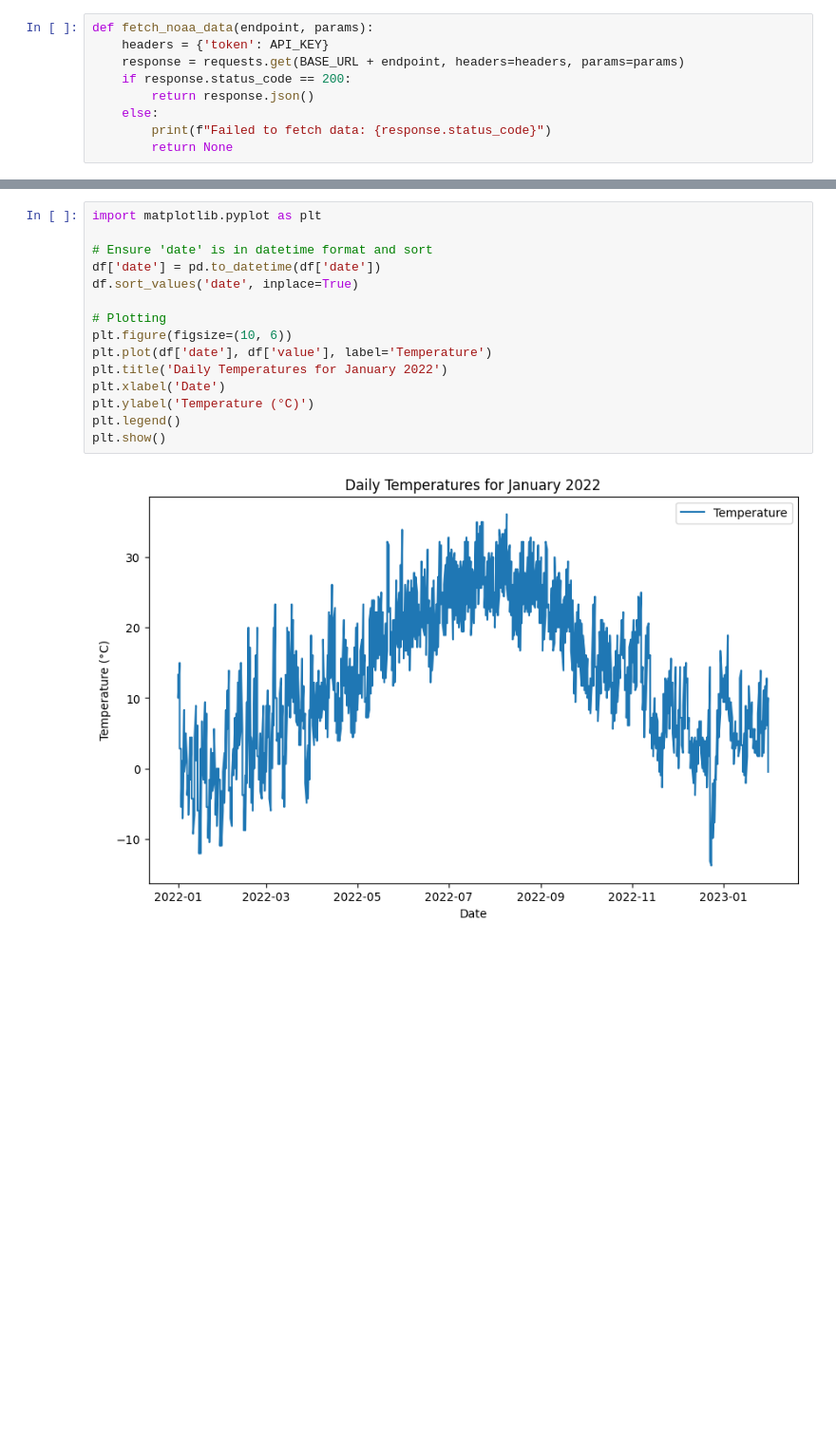
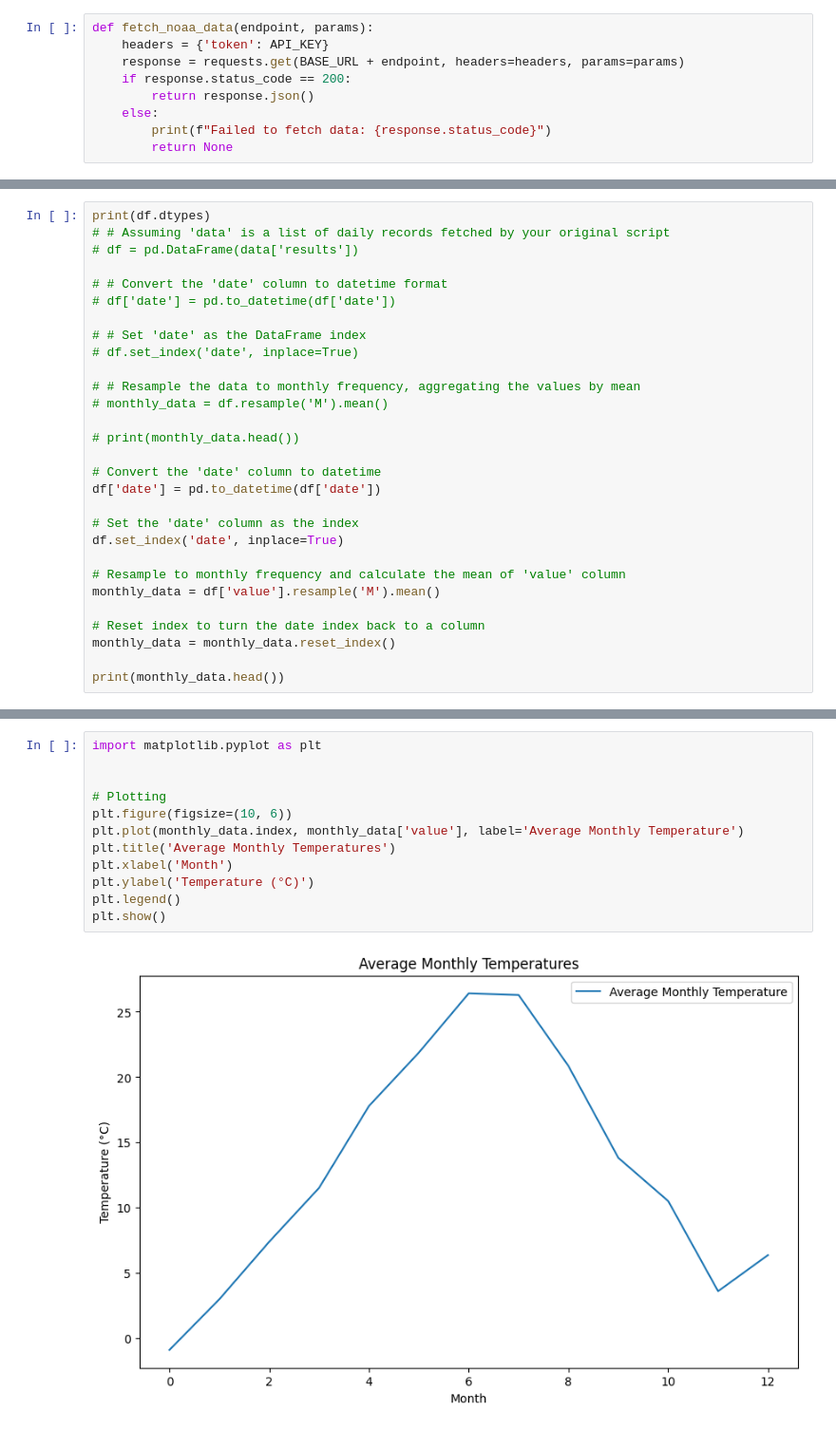
Before and after one commit to bengoh815/maddata2024, a Jupyter notebook: noaa.ipynb, the cells around one changed output, grey strips where cells are left out. Shown at 95% size. Drawn from its saved outputs; the diff is of its cells as text; blank space fills up the shorter version.

Commit message:
got monthly data for temps :)

```diff
--- a/noaa.ipynb
+++ b/noaa.ipynb
@@ -44,0 +50,29 @@ df.to_csv('out.csv', index=False)
+# %%
+print(df.dtypes)
+# # Assuming 'data' is a list of daily records fetched by your original script
+# df = pd.DataFrame(data['results'])
+
+# # Convert the 'date' column to datetime format
+# df['date'] = pd.to_datetime(df['date'])
+
+# # Set 'date' as the DataFrame index
+# df.set_index('date', inplace=True)
+
+# # Resample the data to monthly frequency, aggregating the values by mean
+# monthly_data = df.resample('M').mean()
+
+# print(monthly_data.head())
+
+# Convert the 'date' column to datetime
+df['date'] = pd.to_datetime(df['date'])
+
+# Set the 'date' column as the index
+df.set_index('date', inplace=True)
+
+# Resample to monthly frequency and calculate the mean of 'value' column
+monthly_data = df['value'].resample('M').mean()
+
+# Reset index to turn the date index back to a column
+monthly_data = monthly_data.reset_index()
+
+print(monthly_data.head())
@@ -45,17 +92,14 @@ df.to_csv('out.csv', index=False)
 # %%
 import matplotlib.pyplot as plt
 
-# Ensure 'date' is in datetime format and sort
-df['date'] = pd.to_datetime(df['date'])
-df.sort_values('date', inplace=True)
 
 # Plotting
 plt.figure(figsize=(10, 6))
-plt.plot(df['date'], df['value'], label='Temperature')
-plt.title('Daily Temperatures for January 2022')
-plt.xlabel('Date')
+plt.plot(monthly_data.index, monthly_data['value'], label='Average Monthly Temperature')
+plt.title('Average Monthly Temperatures')
+plt.xlabel('Month')
 plt.ylabel('Temperature (°C)')
 plt.legend()
 plt.show()
 # %% [output]
-[figure, old version]
+[figure, new version]
```
Also changed, not shown: parts of 3 cells of this notebook.
